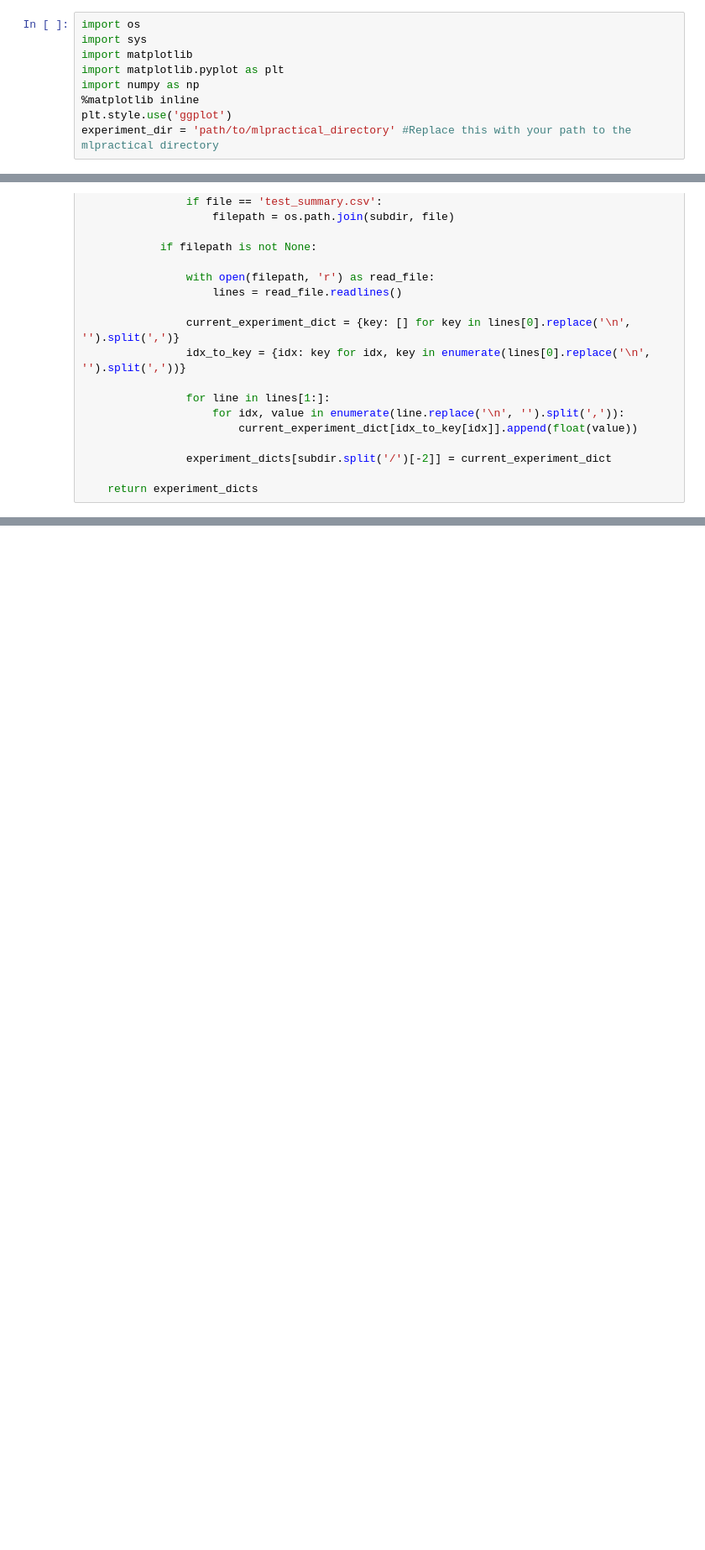
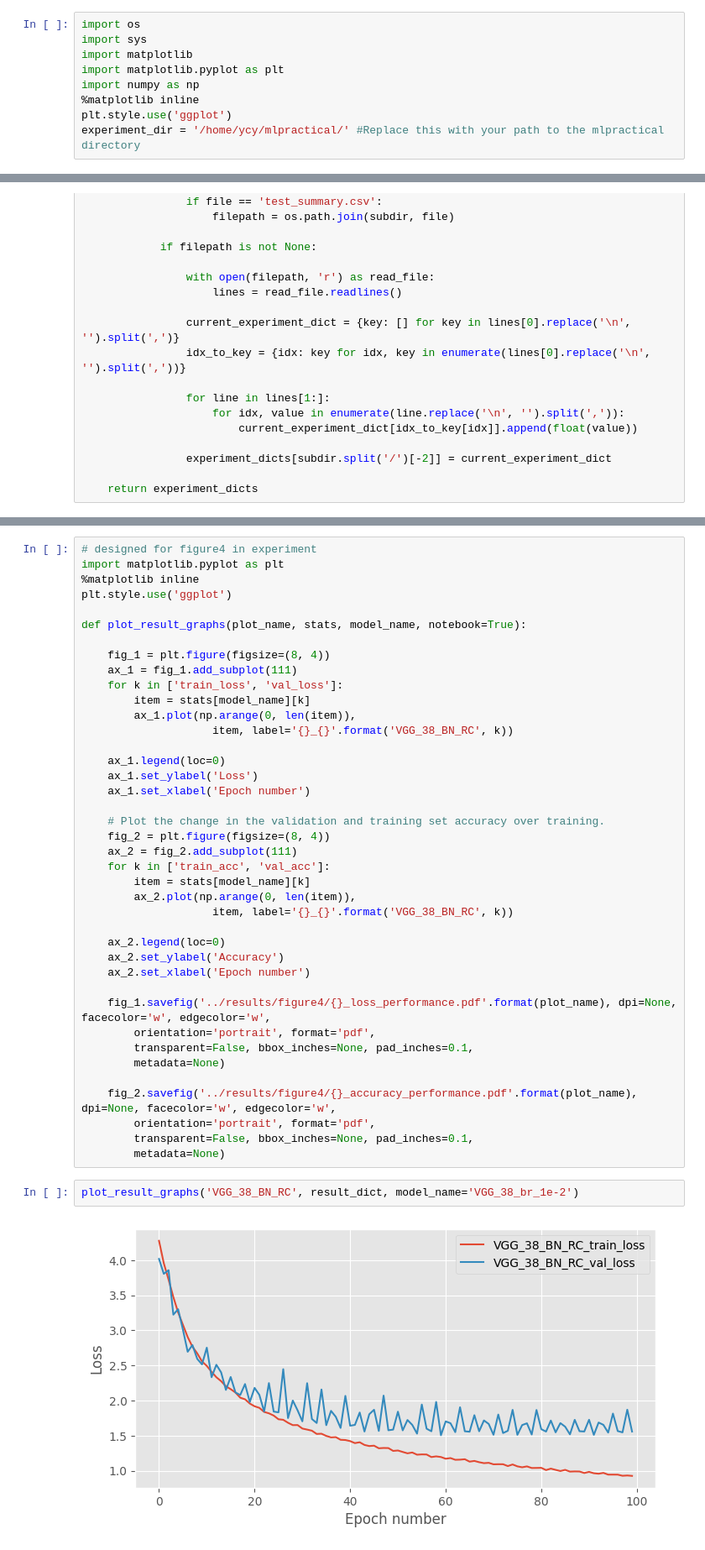
Before and after one commit to xiangyueerli/mlpractical, a Jupyter notebook: notebooks/Plot_Results.ipynb, the cells around one changed output, grey strips where cells are left out. Shown: that part at 84% size. Saved outputs shown, nothing was run; the diff lists cells and outputs as text; blank space fills up the shorter version.

Commit message:
feat(all results):

```diff
--- a/notebooks/Plot_Results.ipynb
+++ b/notebooks/Plot_Results.ipynb
@@ -6,7 +6,7 @@ import matplotlib.pyplot as plt
 import numpy as np
 %matplotlib inline
 plt.style.use('ggplot')
-experiment_dir = 'path/to/mlpractical_directory' #Replace this with your path to the mlpractical directory
+experiment_dir = '/home/ycy/mlpractical/' #Replace this with your path to the mlpractical directory
 # %%
 def collect_experiment_dicts(target_dir, test_flag=False):
     experiment_dicts = dict()
@@ -95,0 +99,44 @@ The frameon kwarg was deprecated in Matplotlib 3.1 and will be removed in 3.3. U
+# %%
+# designed for figure4 in experiment
+import matplotlib.pyplot as plt
+%matplotlib inline
+plt.style.use('ggplot')
+
+def plot_result_graphs(plot_name, stats, model_name, notebook=True):
+
+    fig_1 = plt.figure(figsize=(8, 4))
+    ax_1 = fig_1.add_subplot(111)
+    for k in ['train_loss', 'val_loss']:
+        item = stats[model_name][k]
+        ax_1.plot(np.arange(0, len(item)),
+                    item, label='{}_{}'.format('VGG_38_BN_RC', k))
+
+    ax_1.legend(loc=0)
+    ax_1.set_ylabel('Loss')
+    ax_1.set_xlabel('Epoch number')
+
+    # Plot the change in the validation and training set accuracy over training.
+    fig_2 = plt.figure(figsize=(8, 4))
+    ax_2 = fig_2.add_subplot(111)
+    for k in ['train_acc', 'val_acc']:
+        item = stats[model_name][k]
+        ax_2.plot(np.arange(0, len(item)),
+                    item, label='{}_{}'.format('VGG_38_BN_RC', k))
+
+    ax_2.legend(loc=0)
+    ax_2.set_ylabel('Accuracy')
+    ax_2.set_xlabel('Epoch number')
+
+    fig_1.savefig('../results/figure4/{}_loss_performance.pdf'.format(plot_name), dpi=None, facecolor='w', edgecolor='w',
+        orientation='portrait', format='pdf',
+        transparent=False, bbox_inches=None, pad_inches=0.1,
+        metadata=None)
+
+    fig_2.savefig('../results/figure4/{}_accuracy_performance.pdf'.format(plot_name), dpi=None, facecolor='w', edgecolor='w',
+        orientation='portrait', format='pdf',
+        transparent=False, bbox_inches=None, pad_inches=0.1,
+        metadata=None)
+# %%
+plot_result_graphs('VGG_38_BN_RC', result_dict, model_name='VGG_38_br_1e-2')
+# %% [output]
+[figure, added]
```
Also changed, not shown: parts of 4 cells of this notebook, 8 other files.
